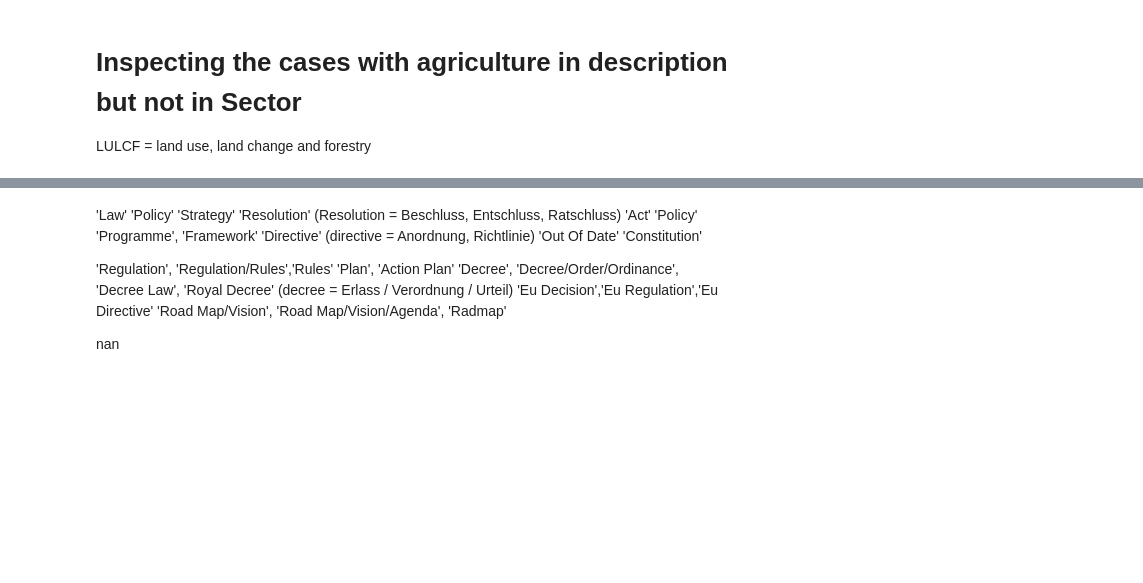
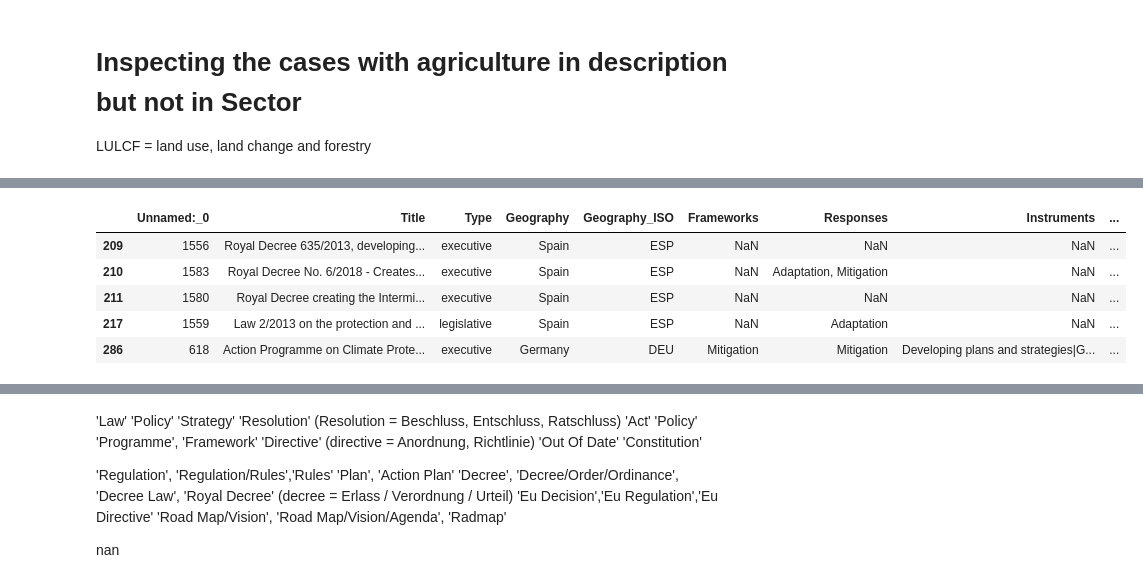
Before and after one commit to pedrohserrano/agritech-policy-data-analysis, a Jupyter notebook: 3) Analysis - Laws and Policies.ipynb, the cells around one changed output, grey strips where cells are left out. Saved outputs shown, nothing was run; the diff lists cells and outputs as text; code cells hidden in the pictures; blank space fills up the shorter version.

Commit message:
new code for sub-samples to check tagging, further inspection of laws and policies without agriculture in "Sector" but in "description"

```diff
--- a/3) Analysis - Laws and Policies.ipynb
+++ b/3) Analysis - Laws and Policies.ipynb
@@ -56,6 +58,8 @@ print(laws_and_policies_subset.agricultur_not_sector_but_match.sum())
 # SECTORS: only agriculture
 laws_and_policies['agricultur_LULUCF_not_sector_but_match'] = np.where((laws_and_policies['sector_agriculture_LULUCF']==0) & (laws_and_policies['count_matches']==1), 1,0)
 laws_and_policies_subset=laws_and_policies[laws_and_policies["agricultur_LULUCF_not_sector_but_match"]>0]
+laws_and_policies_subset=laws_and_policies_subset[laws_and_policies_subset["EU_country"]>0]
+laws_and_policies_subset=laws_and_policies_subset[laws_and_policies_subset["After_2004"]>0]
 laws_and_policies_subset=laws_and_policies_subset.sort_values(by=['agricultur_LULUCF_not_sector_but_match'], ascending=False)
-print(laws_and_policies_subset.agricultur_not_sector_but_match.sum())
+print(laws_and_policies_subset.agricultur_LULUCF_not_sector_but_match.sum())
 # %% [output]
@@ -97,2 +74,12 @@ laws_and_policies_subset.head(100)
+# %%
+laws_and_policies_subset.sort_values('Geography', ascending=False).to_excel('datasets/laws_and_policies_AGRI_not_Sector.xlsx')
+laws_and_policies_subset.head(100)
+# %% [output]
+|  | Unnamed:_0 | Title | Type | Geography | Geography_ISO | Frameworks | Responses | Instruments | ... |
+| 209 | 1556 | Royal Decree 635/2013, developing... | executive | Spain | ESP | NaN | NaN | NaN | ... |
+| 210 | 1583 | Royal Decree No. 6/2018 - Creates... | executive | Spain | ESP | NaN | Adaptation, Mitigation | NaN | ... |
+| 211 | 1580 | Royal Decree creating the Intermi... | executive | Spain | ESP | NaN | NaN | NaN | ... |
+| 217 | 1559 | Law 2/2013 on the protection and ... | legislative | Spain | ESP | NaN | Adaptation | NaN | ... |
+| 286 | 618 | Action Programme on Climate Prote... | executive | Germany | DEU | Mitigation | Mitigation | Developing plans and strategies|G... | ... |
 # %%
 # print(laws_and_policies.Type.unique())
```
Also changed, not shown: parts of 20 cells of this notebook, 9 other files.
